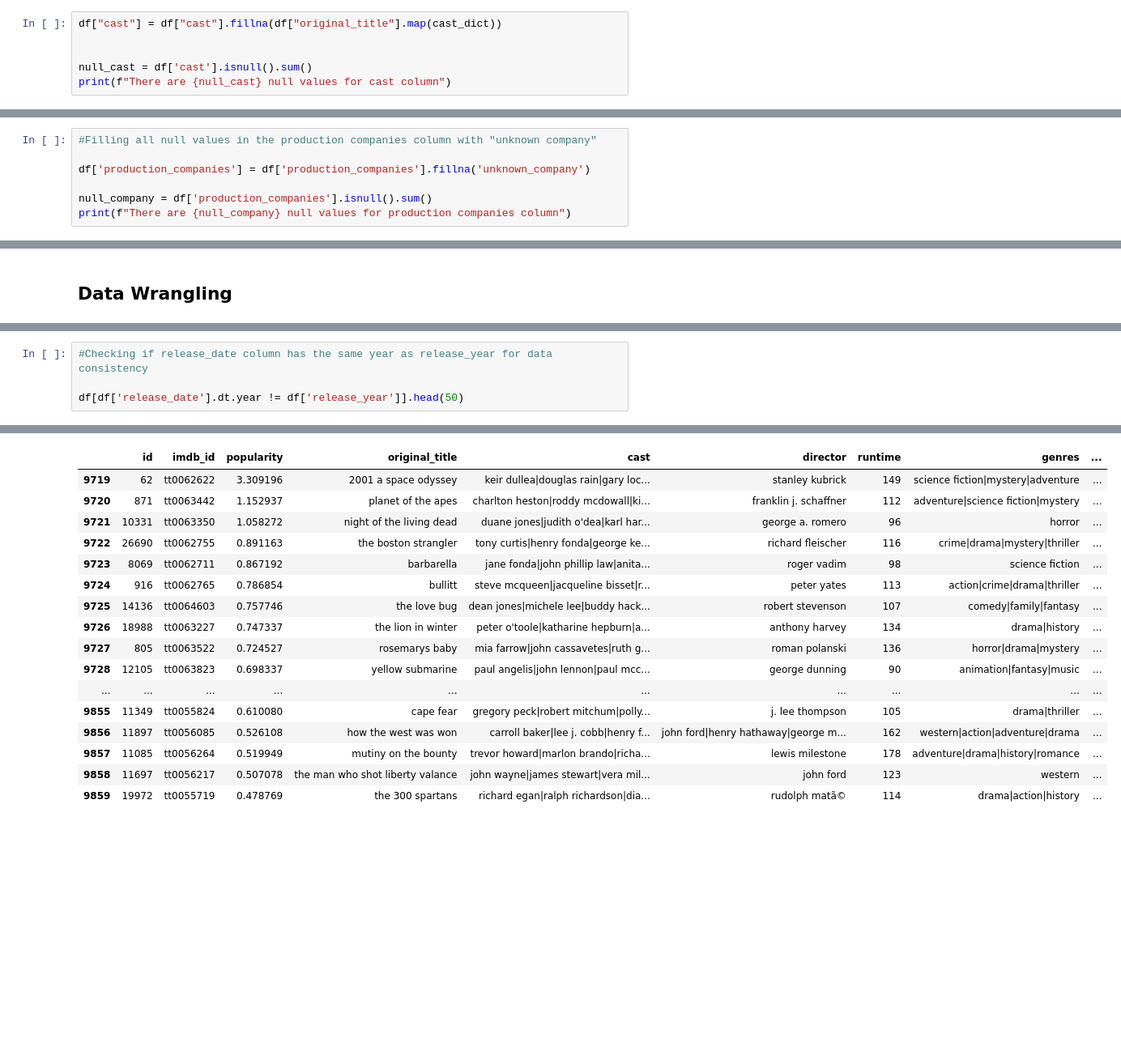
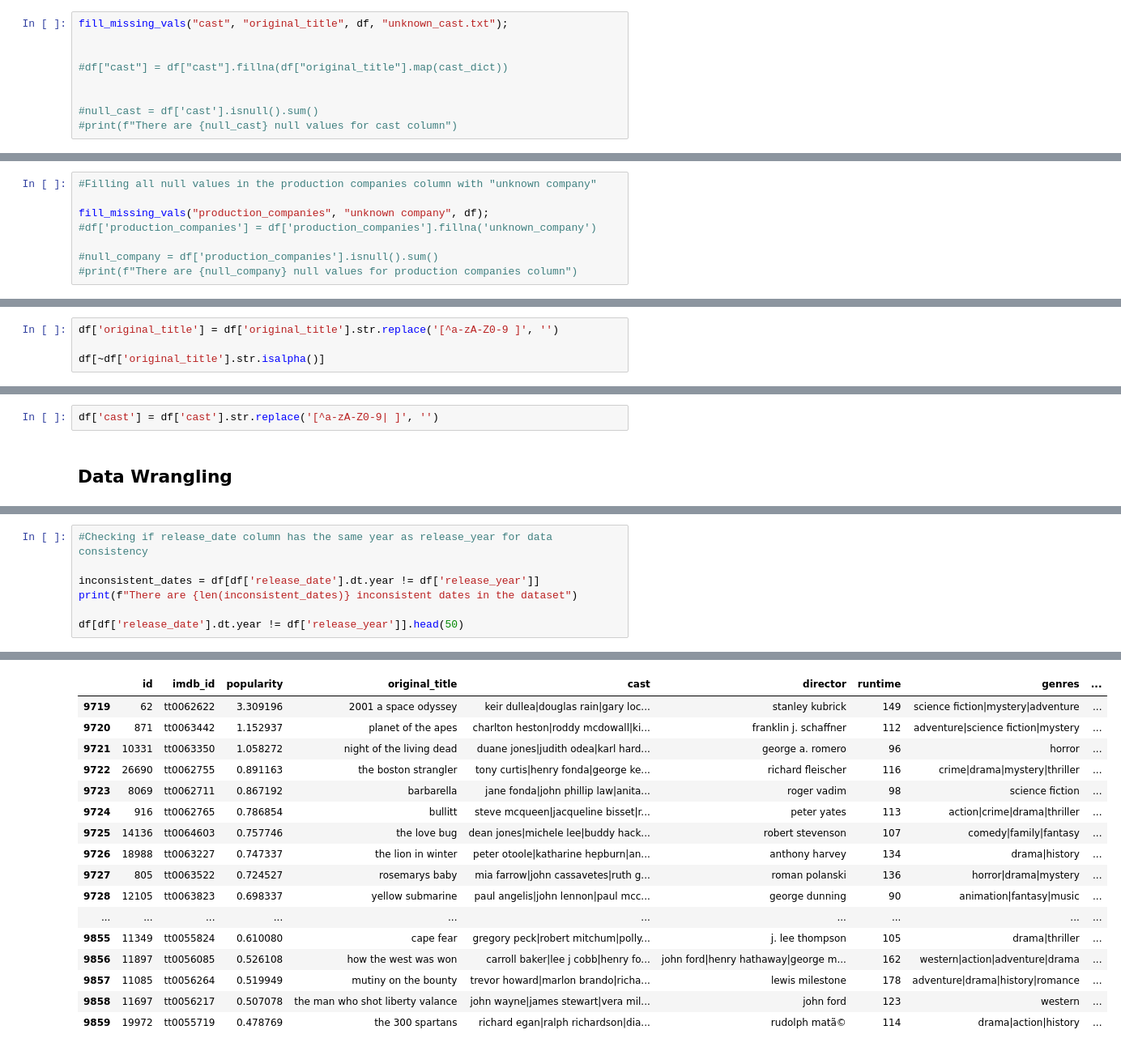
Before and after one commit to DO1795/tmdb_movies_analysis, a Jupyter notebook: Investigating_a_dataset.ipynb, the cells around one changed output, grey strips where cells are left out. Shown at 81% size. Cells and saved outputs as stored; diff of their text form; blank space fills up the shorter version.

```diff
--- a/Investigating_a_dataset.ipynb
+++ b/Investigating_a_dataset.ipynb
@@ -342,10 +375,13 @@ len(cast_dict)
 # %% [output]
 60
 # %%
-df["cast"] = df["cast"].fillna(df["original_title"].map(cast_dict))
+fill_missing_vals("cast", "original_title", df, "unknown_cast.txt");
 
 
-null_cast = df['cast'].isnull().sum()
-print(f"There are {null_cast} null values for cast column")
+#df["cast"] = df["cast"].fillna(df["original_title"].map(cast_dict))
+
+
+#null_cast = df['cast'].isnull().sum()
+#print(f"There are {null_cast} null values for cast column")
 # %% [output]
 There are 16 null values for cast column
@@ -357,8 +414,9 @@ There are 1030 null values for production companies column
 # %%
 #Filling all null values in the production companies column with "unknown company"
 
-df['production_companies'] = df['production_companies'].fillna('unknown_company')
+fill_missing_vals("production_companies", "unknown company", df);
+#df['production_companies'] = df['production_companies'].fillna('unknown_company')
 
-null_company = df['production_companies'].isnull().sum()
-print(f"There are {null_company} null values for production companies column")
+#null_company = df['production_companies'].isnull().sum()
+#print(f"There are {null_company} null values for production companies column")
 # %% [output]
@@ -373,0 +424,4 @@ len(df['original_title'].str.isalpha())
+# %%
+df['original_title'] = df['original_title'].str.replace('[^a-zA-Z0-9 ]', '')
+
+df[~df['original_title'].str.isalpha()]
@@ -375,6 +443,8 @@ len(df['original_title'].str.isalpha())
 #Replacing non-english characters with a blank in the original_title column
 
 df['original_title'] = df['original_title'].str.replace('[^a-zA-Z0-9 ]', '')
+# %%
+df['cast'] = df['cast'].str.replace('[^a-zA-Z0-9| ]', '')
 # %% [markdown]
 <a id='wrangling'></a>
 ## Data Wrangling
@@ -507,5 +582,8 @@ df['season'] = df['release_date'].dt.quarter
 # %%
 #Checking if release_date column has the same year as release_year for data consistency
 
+inconsistent_dates = df[df['release_date'].dt.year != df['release_year']]
+print(f"There are {len(inconsistent_dates)} inconsistent dates in the dataset")
+
 df[df['release_date'].dt.year != df['release_year']].head(50)
 # %% [output]
@@ -512,17 +591,17 @@ df[df['release_date'].dt.year != df['release_year']].head(50)
 |  | id | imdb_id | popularity | original_title | cast | director | runtime | genres | ... |
 | 9719 | 62 | tt0062622 | 3.309196 | 2001 a space odyssey | keir dullea|douglas rain|gary loc... | stanley kubrick | 149 | science fiction|mystery|adventure | ... |
 | 9720 | 871 | tt0063442 | 1.152937 | planet of the apes | charlton heston|roddy mcdowall|ki... | franklin j. schaffner | 112 | adventure|science fiction|mystery | ... |
-| 9721 | 10331 | tt0063350 | 1.058272 | night of the living dead | duane jones|judith o'dea|karl har... | george a. romero | 96 | horror | ... |
+| 9721 | 10331 | tt0063350 | 1.058272 | night of the living dead | duane jones|judith odea|karl hard... | george a. romero | 96 | horror | ... |
 | 9722 | 26690 | tt0062755 | 0.891163 | the boston strangler | tony curtis|henry fonda|george ke... | richard fleischer | 116 | crime|drama|mystery|thriller | ... |
 | 9723 | 8069 | tt0062711 | 0.867192 | barbarella | jane fonda|john phillip law|anita... | roger vadim | 98 | science fiction | ... |
 | 9724 | 916 | tt0062765 | 0.786854 | bullitt | steve mcqueen|jacqueline bisset|r... | peter yates | 113 | action|crime|drama|thriller | ... |
 | 9725 | 14136 | tt0064603 | 0.757746 | the love bug | dean jones|michele lee|buddy hack... | robert stevenson | 107 | comedy|family|fantasy | ... |
-| 9726 | 18988 | tt0063227 | 0.747337 | the lion in winter | peter o'toole|katharine hepburn|a... | anthony harvey | 134 | drama|history | ... |
+| 9726 | 18988 | tt0063227 | 0.747337 | the lion in winter | peter otoole|katharine hepburn|an... | anthony harvey | 134 | drama|history | ... |
 | 9727 | 805 | tt0063522 | 0.724527 | rosemarys baby | mia farrow|john cassavetes|ruth g... | roman polanski | 136 | horror|drama|mystery | ... |
 | 9728 | 12105 | tt0063823 | 0.698337 | yellow submarine | paul angelis|john lennon|paul mcc... | george dunning | 90 | animation|fantasy|music | ... |
 | ... | ... | ... | ... | ... | ... | ... | ... | ... | ... |
 | 9855 | 11349 | tt0055824 | 0.610080 | cape fear | gregory peck|robert mitchum|polly... | j. lee thompson | 105 | drama|thriller | ... |
-| 9856 | 11897 | tt0056085 | 0.526108 | how the west was won | carroll baker|lee j. cobb|henry f... | john ford|henry hathaway|george m... | 162 | western|action|adventure|drama | ... |
+| 9856 | 11897 | tt0056085 | 0.526108 | how the west was won | carroll baker|lee j cobb|henry fo... | john ford|henry hathaway|george m... | 162 | western|action|adventure|drama | ... |
 | 9857 | 11085 | tt0056264 | 0.519949 | mutiny on the bounty | trevor howard|marlon brando|richa... | lewis milestone | 178 | adventure|drama|history|romance | ... |
 | 9858 | 11697 | tt0056217 | 0.507078 | the man who shot liberty valance | john wayne|james stewart|vera mil... | john ford | 123 | western | ... |
 | 9859 | 19972 | tt0055719 | 0.478769 | the 300 spartans | richard egan|ralph richardson|dia... | rudolph matã© | 114 | drama|action|history | ... |
```
Also changed, not shown: parts of 87 cells of this notebook.
